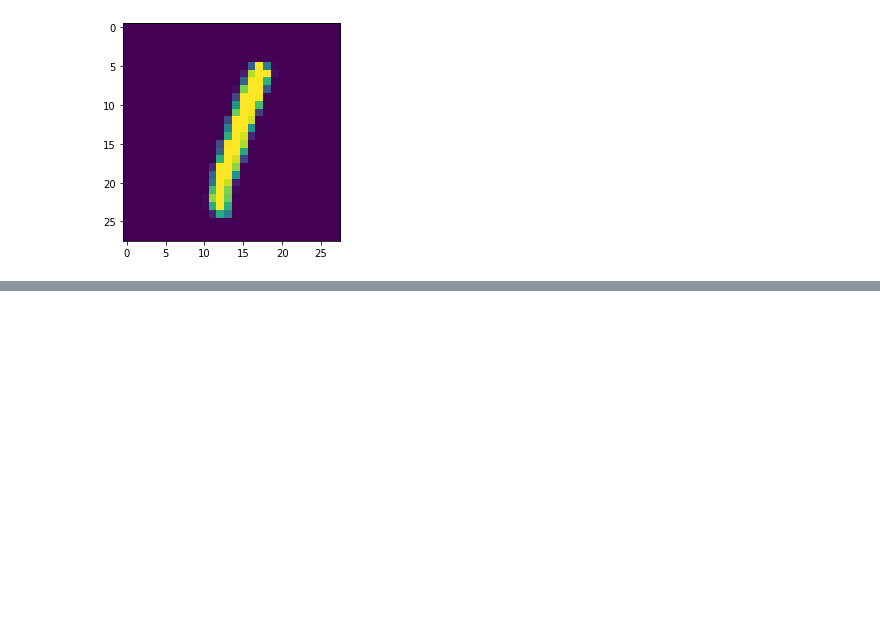
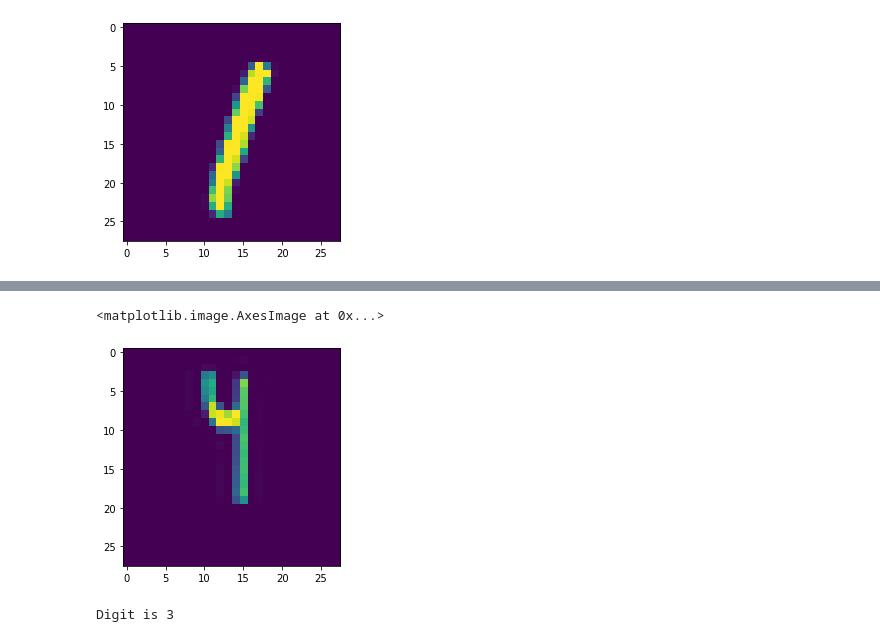
Before and after one commit to Sameer-Ahmed7/Deep_learning_Practice, a Jupyter notebook: MNIST.ipynb, the cells around one changed output, grey strips where cells are left out. Drawn from its saved outputs; the diff is of its cells as text; code cells hidden in the pictures; blank space fills up the shorter version.

```diff
--- a/MNIST.ipynb
+++ b/MNIST.ipynb
@@ -187,0 +226,2 @@ plt.imshow(test_images[5].reshape(28,28))
+# %%
+img8 = plt.imread("4.png")
@@ -187,0 +240,5 @@ plt.imshow(test_images[5].reshape(28,28))
+# %%
+plt.imshow(img8)
+# %% [output]
+<matplotlib.image.AxesImage at 0x...>
+[figure, added]
@@ -187,0 +251,4 @@ plt.imshow(test_images[5].reshape(28,28))
+# %%
+prediction(predict9)
+# %% [output]
+Digit is 3
```
Also changed, not shown: parts of 43 cells of this notebook.
